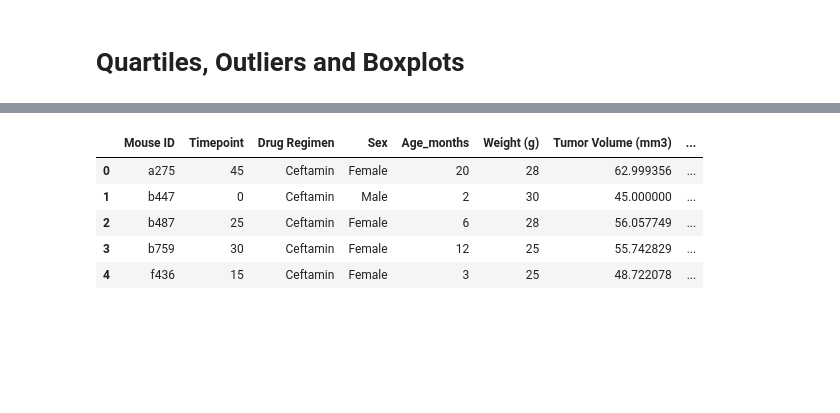
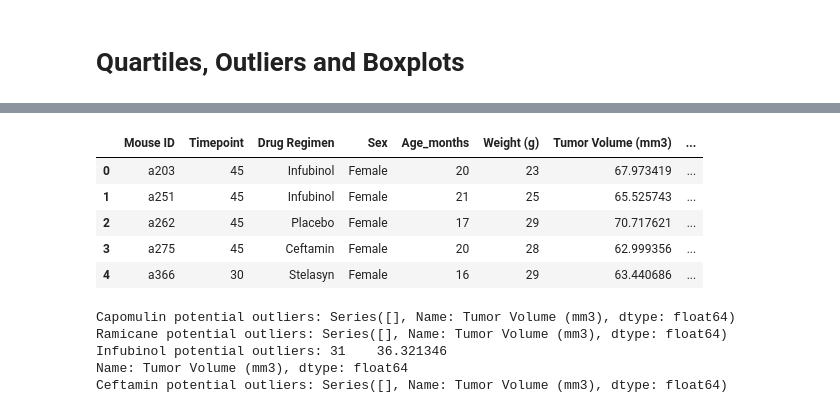
Before and after one commit to meehal0203/Module_5_Pymaceuticals, a Jupyter notebook: Pymaceuticals/Pymaceuticals.ipynb, the cells around one changed output, grey strips where cells are left out. Saved outputs shown, nothing was run; the diff lists cells and outputs as text; code cells hidden in the pictures; blank space fills up the shorter version.

```diff
--- a/Pymaceuticals/Pymaceuticals.ipynb
+++ b/Pymaceuticals/Pymaceuticals.ipynb
@@ -314,29 +243,48 @@ Infubinol_merged.head()
-# %%
-Ceftamin_last = Ceftamin_df.groupby("Mouse ID").max()["Timepoint"]
-Ceftamin_final_vol = pd.DataFrame(Ceftamin_last)
-Ceftamin_merged = pd.merge(Ceftamin_final_vol, clean_mouse_df, on=("Mouse ID","Timepoint"),how="left")
-Ceftamin_merged.head()
-# %% [output]
-|  | Mouse ID | Timepoint | Drug Regimen | Sex | Age_months | Weight (g) | Tumor Volume (mm3) | ... |
-| 0 | a275 | 45 | Ceftamin | Female | 20 | 28 | 62.999356 | ... |
-| 1 | b447 | 0 | Ceftamin | Male | 2 | 30 | 45.000000 | ... |
-| 2 | b487 | 25 | Ceftamin | Female | 6 | 28 | 56.057749 | ... |
-| 3 | b759 | 30 | Ceftamin | Female | 12 | 25 | 55.742829 | ... |
-| 4 | f436 | 15 | Ceftamin | Female | 3 | 25 | 48.722078 | ... |
+# %%
+# Calculate the final tumor volume of each mouse across four of the treatment regimens:
+# Capomulin, Ramicane, Infubinol, and Ceftamin
+
+max_tumor = clean_mouse_df.groupby("Mouse ID").max()["Timepoint"]
+max_tumor = max_tumor.reset_index()
+
+merged_data = max_tumor.merge(clean_mouse_df, on=("Mouse ID","Timepoint"),how="left")
+merged_data.head()
+# %% [output]
+|  | Mouse ID | Timepoint | Drug Regimen | Sex | Age_months | Weight (g) | Tumor Volume (mm3) | ... |
+| 0 | a203 | 45 | Infubinol | Female | 20 | 23 | 67.973419 | ... |
+| 1 | a251 | 45 | Infubinol | Female | 21 | 25 | 65.525743 | ... |
+| 2 | a262 | 45 | Placebo | Female | 17 | 29 | 70.717621 | ... |
+| 3 | a275 | 45 | Ceftamin | Female | 20 | 28 | 62.999356 | ... |
+| 4 | a366 | 30 | Stelasyn | Female | 16 | 29 | 63.440686 | ... |
 # %%
 # Put treatments into a list for for loop (and later for plot labels)
-
-
+treatment_list = ["Capomulin", "Ramicane", "Infubinol", "Ceftamin"]
 # Create empty list to fill with tumor vol data (for plotting)
-
+tumor_vol_data = []
 
 # Calculate the IQR and quantitatively determine if there are any potential outliers.
+for drug in treatment_list:
+     # Locate the rows which contain mice on each drug and get the tumor volumes
 
+    final_tumor_vol = merged_data.loc[merged_data["Drug Regimen"]== drug, "Tumor Volume (mm3)"]
+    # add subset
+    tumor_vol_data.append(final_tumor_vol)
 
-    # Locate the rows which contain mice on each drug and get the tumor volumes
+     # Determine outliers using upper and lower bounds
+    quartiles = final_tumor_vol.quantile([.25,.5,.75])
+    lowerq = quartiles[0.25]
+    upperq = quartiles[0.75]
+    iqr = upperq-lowerq
 
+    lower_bound = lowerq - (1.5*iqr)
+    upper_bound = upperq + (1.5*iqr)
 
-    # add subset
+    outliers = final_tumor_vol.loc[(final_tumor_vol < lower_bound) | (final_tumor_vol > upper_bound)]
 
-
-    # Determine outliers using upper and lower bounds
+    print(f"{drug} potential outliers: {outliers}")
+# %% [output]
+Capomulin potential outliers: Series([], Name: Tumor Volume (mm3), dtype: float64)
+Ramicane potential outliers: Series([], Name: Tumor Volume (mm3), dtype: float64)
+Infubinol potential outliers: 31    36.321346
+Name: Tumor Volume (mm3), dtype: float64
+Ceftamin potential outliers: Series([], Name: Tumor Volume (mm3), dtype: float64)
```
Also changed, not shown: parts of 8 cells of this notebook.
